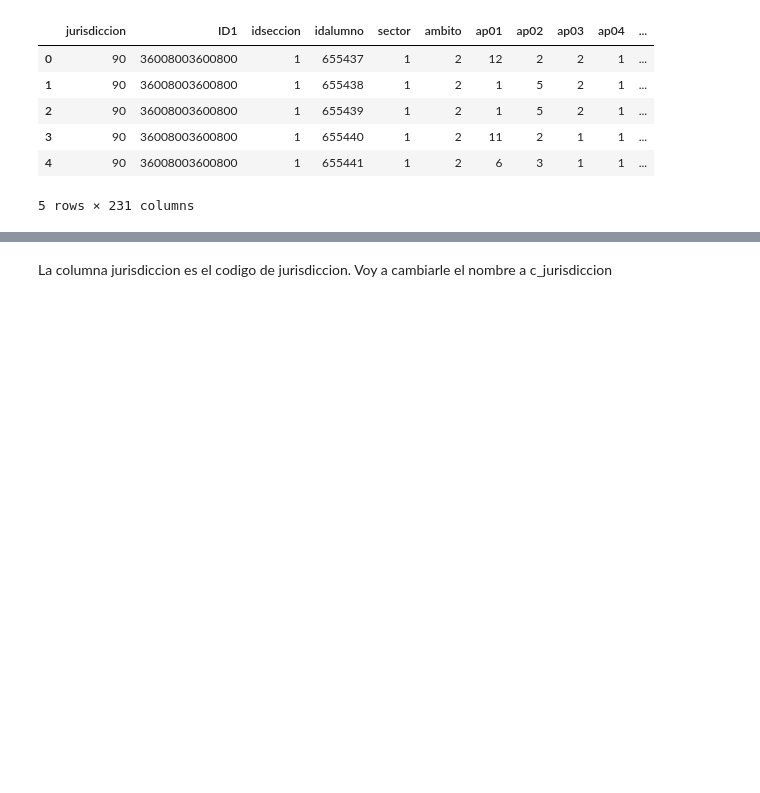
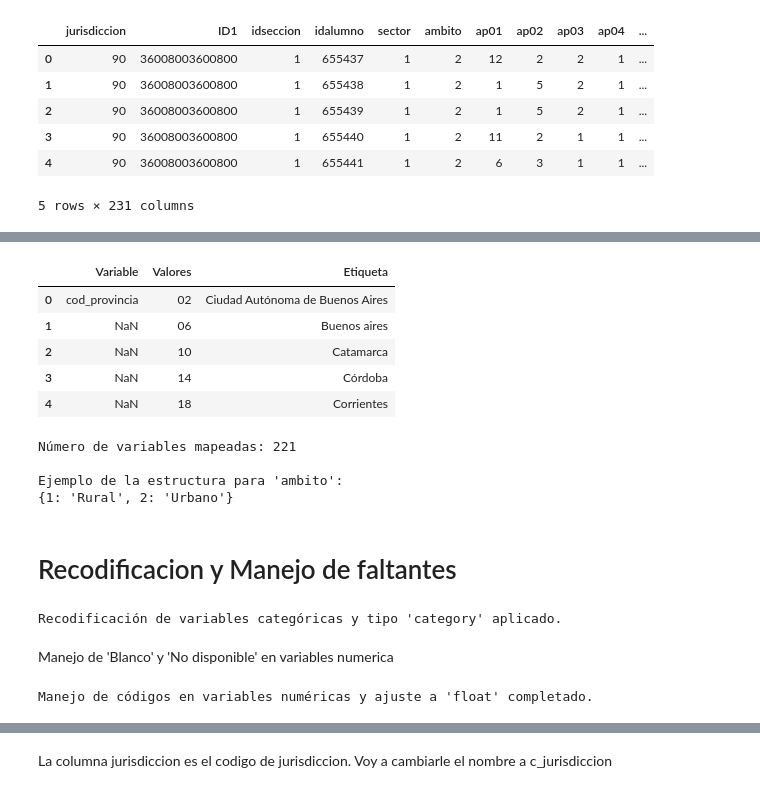
Before and after one commit to Juanchumu/Aprender2016-2024, a Jupyter notebook: notebooks/Limpieza_Alumnos_AprenderSec_2022.ipynb, the cells around one changed output, grey strips where cells are left out. Cells and saved outputs as stored; diff of their text form; code cells hidden in the pictures; blank space fills up the shorter version.

```diff
--- a/notebooks/Analisis Exploratorio - Bruno.ipynb
+++ b/notebooks/Limpieza_Alumnos_AprenderSec_2022.ipynb
@@ -29,0 +54,9 @@ df.head()
+# %%
+df_etiquetas_valor.head()
+# %% [output]
+|  | Variable | Valores | Etiqueta |
+| 0 | cod_provincia | 02 | Ciudad Autónoma de Buenos Aires |
+| 1 | NaN | 06 | Buenos aires |
+| 2 | NaN | 10 | Catamarca |
+| 3 | NaN | 14 | Córdoba |
+| 4 | NaN | 18 | Corrientes |
@@ -29,0 +67,65 @@ df.head()
+# %%
+#Creamos el Diccionario de Mapeo Anidado ---
+#Resultado del mapeo :  {'Variable': {Valor_Código: Etiqueta_Descriptiva}}
+mapeo_valores = {}
+for variable in df_etiquetas_valor['Variable'].unique():
+    subset = df_etiquetas_valor.loc[df_etiquetas_valor['Variable'] == variable].copy()
+
+    # Limpieza de espacios en 'Valores'
+    if subset['Valores'].dtype == 'object':
+        subset['Valores'] = subset['Valores'].str.strip()
+
+    # Convertimos los códigos a enteros si son numéricos. Si no, mantiene como string
+    try:
+        subset['Valores_Num'] = pd.to_numeric(subset['Valores'], errors='coerce')
+        is_int = subset['Valores_Num'].notna() & (subset['Valores_Num'] == subset['Valores_Num'].astype(int))
+        indices = np.where(is_int, subset['Valores_Num'].astype(int), subset['Valores'])
+        valores_dict = pd.Series(subset['Etiqueta'].values, index=indices).to_dict()
+    except Exception:
+        valores_dict = pd.Series(subset['Etiqueta'].values, index=subset['Valores']).to_dict()
+
+    mapeo_valores[variable] = valores_dict
+
+print(f"Número de variables mapeadas: {len(mapeo_valores)}")
+print("\nEjemplo de la estructura para 'ambito':")
+print(mapeo_valores.get('ambito'))
+# %% [output]
+Número de variables mapeadas: 221
+
+Ejemplo de la estructura para 'ambito':
+{1: 'Rural', 2: 'Urbano'}
+# %% [markdown]
+# Recodificacion y Manejo de faltantes
+# %%
+#Creamos la lista con las varaibles que vamos a recodificar
+vars_a_recodificar = [
+    'ap01', 'ap02', 'ap03', 'ap04', 'ap05', 'ap06', 'ap07', 'ap08',
+    'apB29a', 'apB29b', 'sector', 'ambito', 'ldesemp', 'mdesemp',
+    'NSE_nivel', 'edadA_junio2022', 'migracion', 'sobreedad',
+    'Nivel_Ed_Madre', 'Nivel_Ed_Padre'
+]
+
+for col in vars_a_recodificar:
+    if col in mapeo_valores and col in df.columns:
+        # Aplicamos la traducción de códigos a etiquetas
+        df[col] = df[col].map(mapeo_valores[col])
+        # Convertimos las columnas a tipo category para optimizar memoria
+        df[col] = df[col].astype('category')
+
+print("Recodificación de variables categóricas y tipo 'category' aplicado.")
+# %% [output]
+Recodificación de variables categóricas y tipo 'category' aplicado.
+# %% [markdown]
+Manejo de 'Blanco' y 'No disponible' en variables numerica
+# %%
+vars_numericas = ['lpuntaje', 'mpuntaje', 'NSE_puntaje']
+
+for col in vars_numericas:
+    #Reemplazamos los códigos negativos (-9, -8, -6, -1) por NaN (Not a Number)
+    #Estos códigos representan valores faltantes o no válidos para el análisis numérico.
+    df[col] = df[col].replace([-9, -8, -6, -1], np.nan)
+    df[col] = pd.to_numeric(df[col], errors='coerce')
+
+print("Manejo de códigos en variables numéricas y ajuste a 'float' completado.")
+# %% [output]
+Manejo de códigos en variables numéricas y ajuste a 'float' completado.
```
Also changed, not shown: parts of 13 cells of this notebook, 1 other file.
